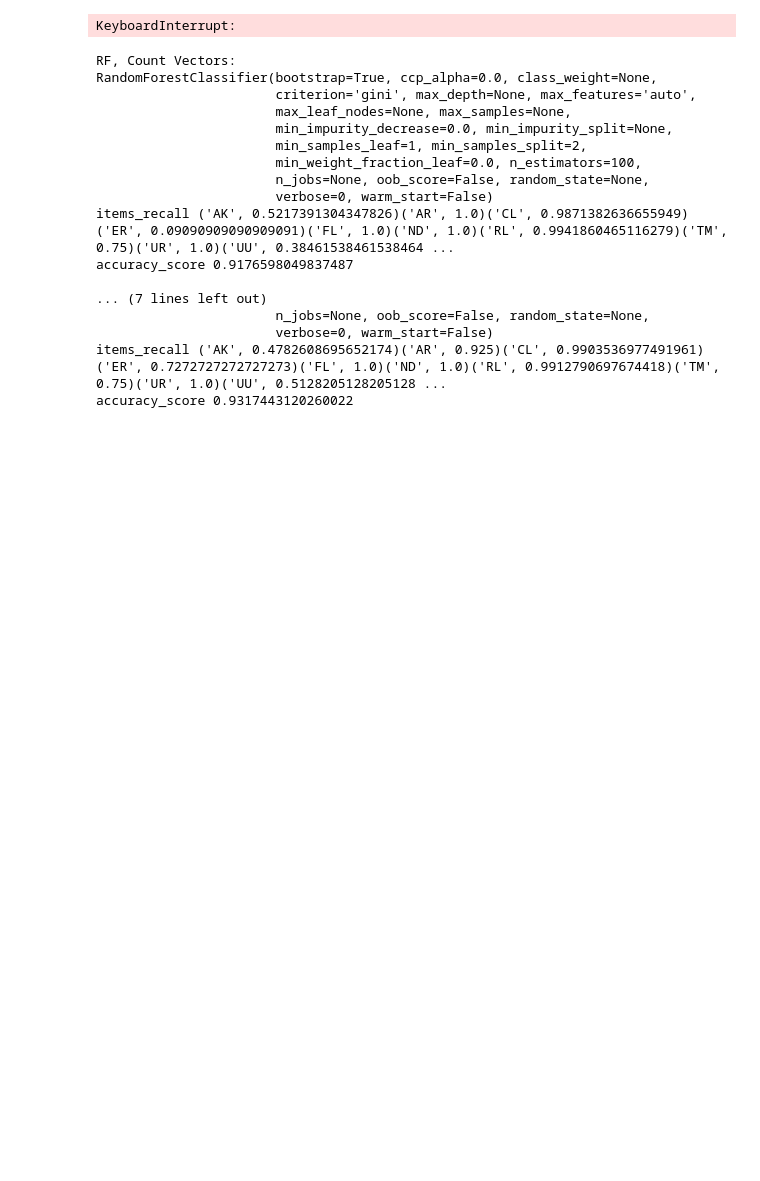
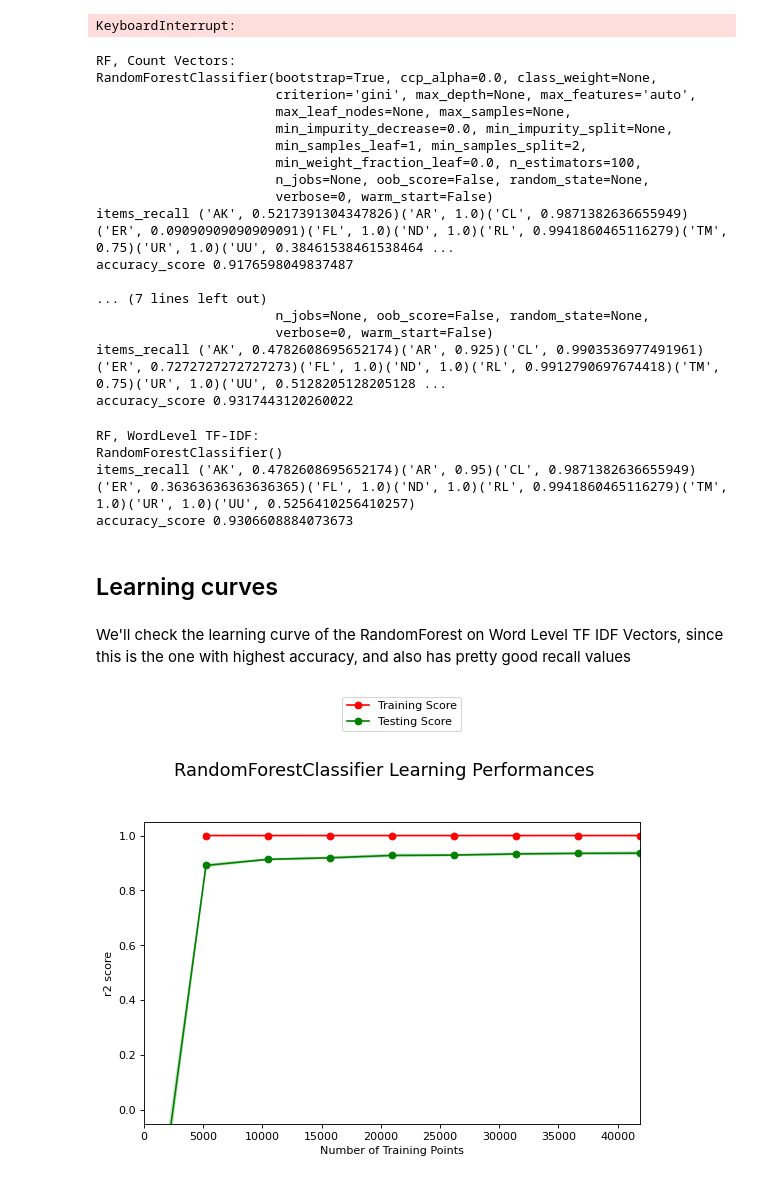
Before and after one commit to nbuzzano/nlp-text-classification, a Jupyter notebook: experiments/prediction-clf.ipynb, the cells around one changed output. Saved outputs shown, nothing was run; the diff lists cells and outputs as text; code cells hidden in the pictures; blank space fills up the shorter version.

```diff
--- a/experiments/prediction-clf.ipynb
+++ b/experiments/prediction-clf.ipynb
@@ -300,3 +289,20 @@ accuracy_score 0.9176598049837487
                        verbose=0, warm_start=False)
 items_recall ('AK', 0.4782608695652174)('AR', 0.925)('CL', 0.9903536977491961)('ER', 0.7272727272727273)('FL', 1.0)('ND', 1.0)('RL', 0.9912790697674418)('TM', 0.75)('UR', 1.0)('UU', 0.5128205128205128 ...
 accuracy_score 0.9317443120260022
+# %%
+# RF on ngram Level TF IDF Vectors
+accuracy = train_model(ensemble.RandomForestClassifier(), xtrain_tfidf_ngram, train_y, xvalid_tfidf_ngram, valid_y)
+print("RF, WordLevel TF-IDF: ", accuracy)
+# %% [output]
+RF, WordLevel TF-IDF:
+RandomForestClassifier()
+items_recall ('AK', 0.4782608695652174)('AR', 0.95)('CL', 0.9871382636655949)('ER', 0.36363636363636365)('FL', 1.0)('ND', 1.0)('RL', 0.9941860465116279)('TM', 1.0)('UR', 1.0)('UU', 0.5256410256410257)
+accuracy_score 0.9306608884073673
+# %% [markdown]
+## Learning curves
+# %% [markdown]
+We'll check the learning curve of the RandomForest on Word Level TF IDF Vectors, since this is the one with highest accuracy, and also has pretty good recall values
+# %%
+vc_helper.plot_learning_performance(ensemble.RandomForestClassifier(), xtrain_tfidf, train_y)
+# %% [output]
+[figure, added]
```
Also changed, not shown: parts of 3 cells of this notebook, 9 other files.
